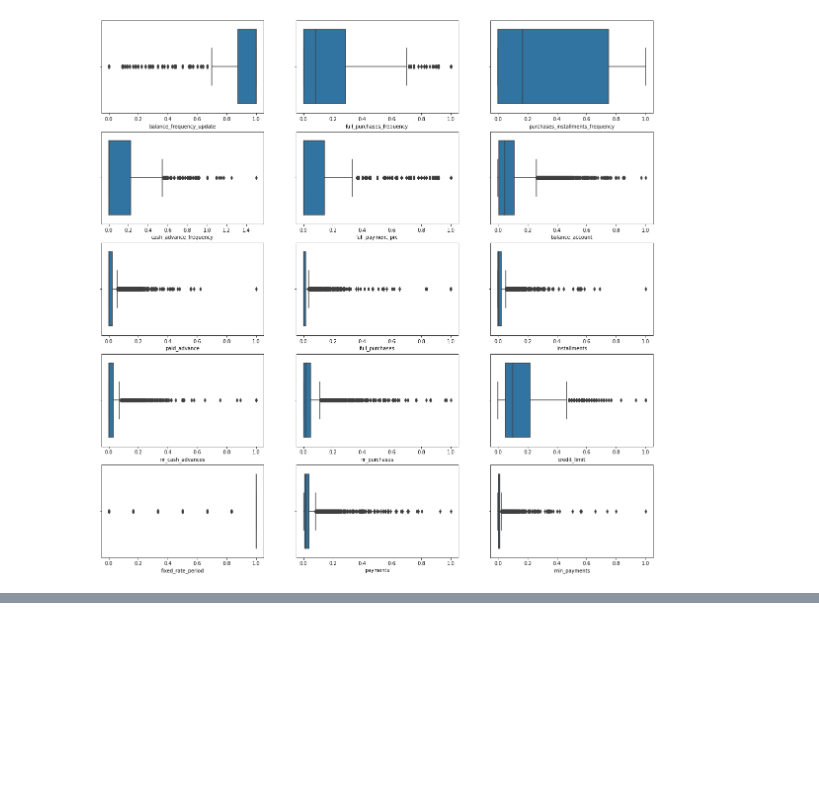
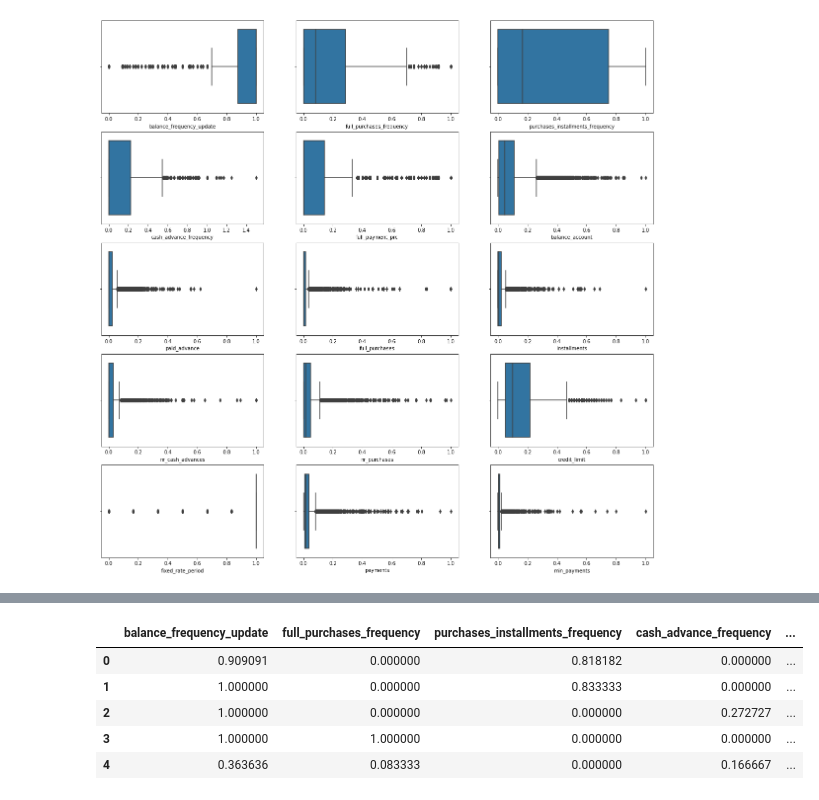
Before and after one commit to ansamz/Customer-Segmentation, a Jupyter notebook: notebooks/OH_CreditCard.ipynb, the cells around one changed output, grey strips where cells are left out. Saved outputs shown, nothing was run; the diff lists cells and outputs as text; code cells hidden in the pictures; blank space fills up the shorter version.

```diff
--- a/notebooks/OH_CreditCard.ipynb
+++ b/notebooks/OH_CreditCard.ipynb
@@ -205,0 +224,10 @@ for index, name in enumerate(df.columns):
+# %%
+df["agg_labels"] = labels
+df.head()
+# %% [output]
+|  | balance_frequency_update | full_purchases_frequency | purchases_installments_frequency | cash_advance_frequency | ... |
+| 0 | 0.909091 | 0.000000 | 0.818182 | 0.000000 | ... |
+| 1 | 1.000000 | 0.000000 | 0.833333 | 0.000000 | ... |
+| 2 | 1.000000 | 0.000000 | 0.000000 | 0.272727 | ... |
+| 3 | 1.000000 | 1.000000 | 0.000000 | 0.000000 | ... |
+| 4 | 0.363636 | 0.083333 | 0.000000 | 0.166667 | ... |
```
Also changed, not shown: parts of 4 cells of this notebook.
